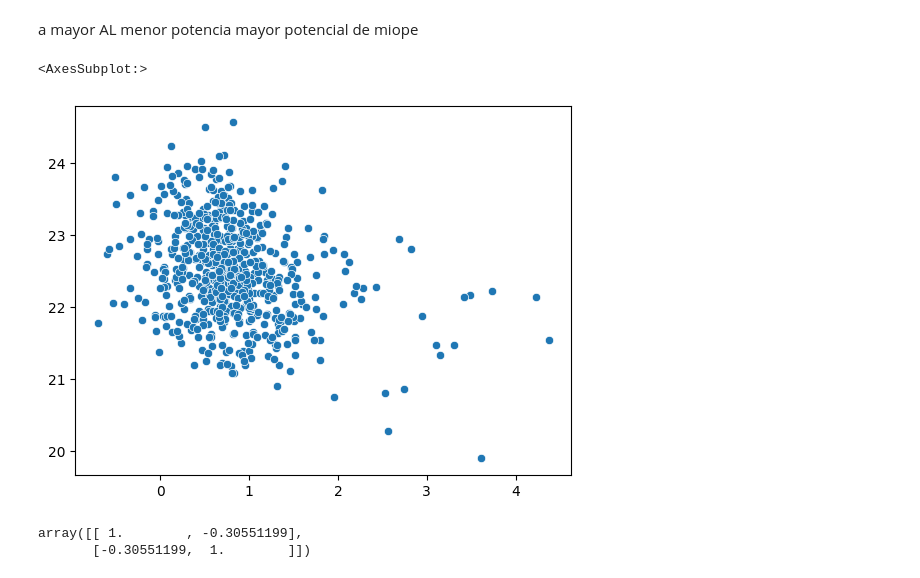
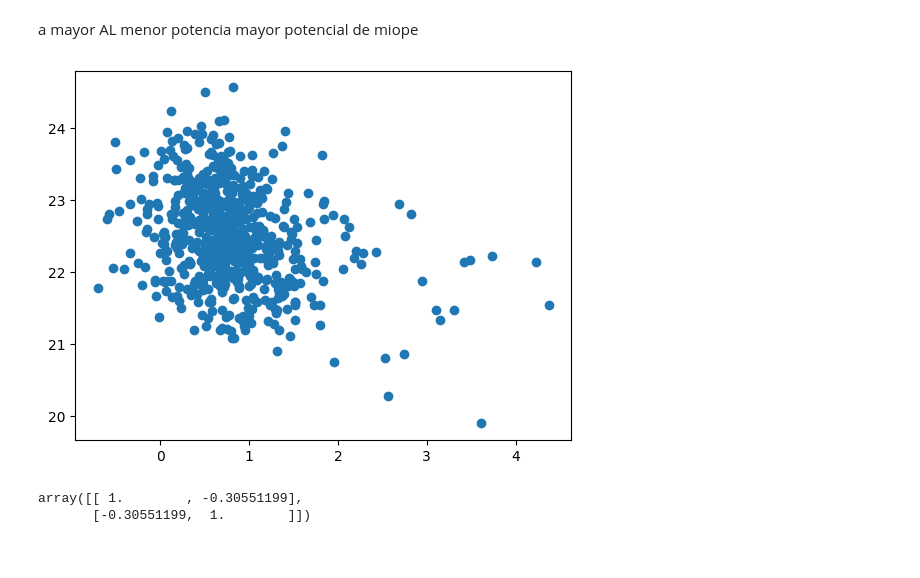
Before and after one commit to Kuja182/Data-Science-PortFolio, a Jupyter notebook: analisis_miopia_EEUU.ipynb, the cells around one changed output. Saved outputs shown, nothing was run; the diff lists cells and outputs as text; code cells hidden in the pictures.

```diff
--- a/analisis_miopia_EEUU.ipynb
+++ b/analisis_miopia_EEUU.ipynb
@@ -47,10 +47,9 @@ array_spheq = np.array(myopia_data["SPHEQ"])
 array_al = np.array(myopia_data["AL"])
 array_miop = np.array(myopia_data["MYOPIC"])
 # %%
-sns.scatterplot(x=array_spheq, y=array_al)
+plt.scatter(x=array_spheq, y=array_al);
 # %% [output]
-<AxesSubplot:>
-[figure, old version]
+[figure, new version]
 # %%
 np.corrcoef(array_spheq, array_al)
 # %% [output]
```
